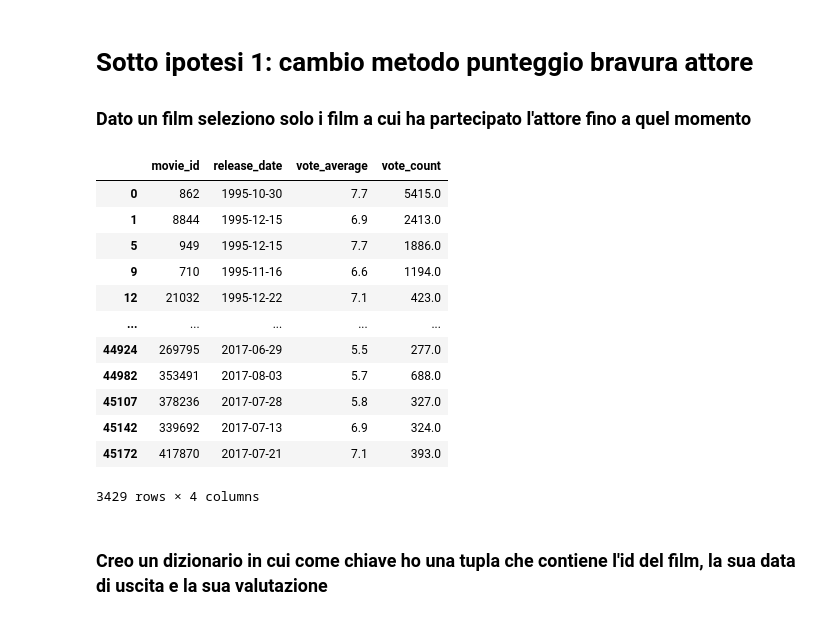
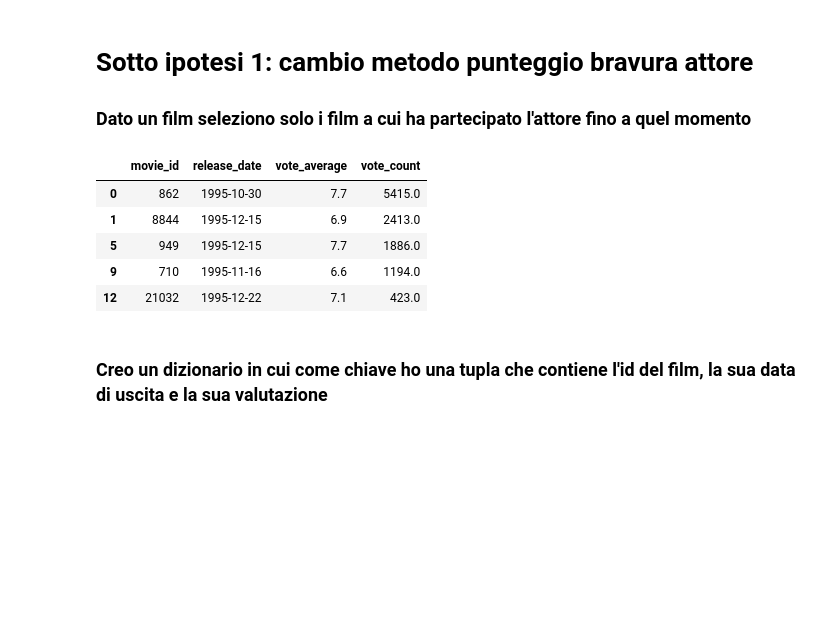
Before and after one commit to Janluke0/DSBDA-Project, a Jupyter notebook: Hypotheses/Hp4_Migliori_Film_Bravi_Attori.ipynb, the cells around one changed output. Cells and saved outputs as stored; diff of their text form; code cells hidden in the pictures; blank space fills up the shorter version.

```diff
--- a/Hypotheses/Hp4_Migliori_Film_Bravi_Attori.ipynb
+++ b/Hypotheses/Hp4_Migliori_Film_Bravi_Attori.ipynb
@@ -126,28 +133,21 @@ plt.scatter(tmp3.vote_average,tmp3.cast_vote_average)
 # Sotto ipotesi 1: cambio metodo punteggio bravura attore
 ###    Dato un film seleziono solo i film a cui ha partecipato l'attore fino a quel momento
 # %%
-n_rating = 250
+
 movie_rates_date_df = pd.DataFrame(metadata_coll.find({},{'_id':'_id', 'vote_average':'vote_average','vote_count':'vote_count','release_date':'release_date'}))
 movie_rates_date_df = movie_rates_date_df.rename(columns={'_id':'movie_id'})
-movie_rates_date_df = movie_rates_date_df.loc[movie_rates_date_df['vote_count'] >= n_rating]
+movie_rates_date_df = movie_rates_date_df.loc[movie_rates_date_df['vote_count'] >= num_votazioni]
 
 movie_rates_date_df['release_date'] = pd.to_datetime(movie_rates_date_df['release_date'],
                                                      format="%Y/%m/%d")
 movie_rates_date_df.head()
 # %% [output]
 |  | movie_id | release_date | vote_average | vote_count |
 | 0 | 862 | 1995-10-30 | 7.7 | 5415.0 |
 | 1 | 8844 | 1995-12-15 | 6.9 | 2413.0 |
 | 5 | 949 | 1995-12-15 | 7.7 | 1886.0 |
 | 9 | 710 | 1995-11-16 | 6.6 | 1194.0 |
 | 12 | 21032 | 1995-12-22 | 7.1 | 423.0 |
-| ... | ... | ... | ... | ... |
-| 44924 | 269795 | 2017-06-29 | 5.5 | 277.0 |
-| 44982 | 353491 | 2017-08-03 | 5.7 | 688.0 |
-| 45107 | 378236 | 2017-07-28 | 5.8 | 327.0 |
-| 45142 | 339692 | 2017-07-13 | 6.9 | 324.0 |
-| 45172 | 417870 | 2017-07-21 | 7.1 | 393.0 |
-3429 rows × 4 columns
 # %% [markdown]
 ### Creo un dizionario in cui come chiave ho una tupla che contiene l'id del film, la sua data di uscita e la sua valutazione
 # %%
```
Also changed, not shown: parts of 16 cells of this notebook.
